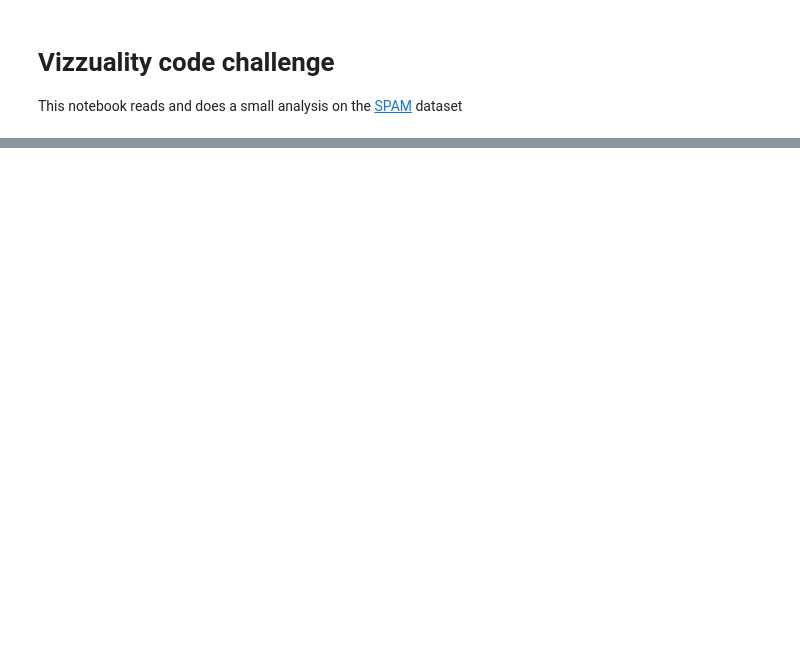
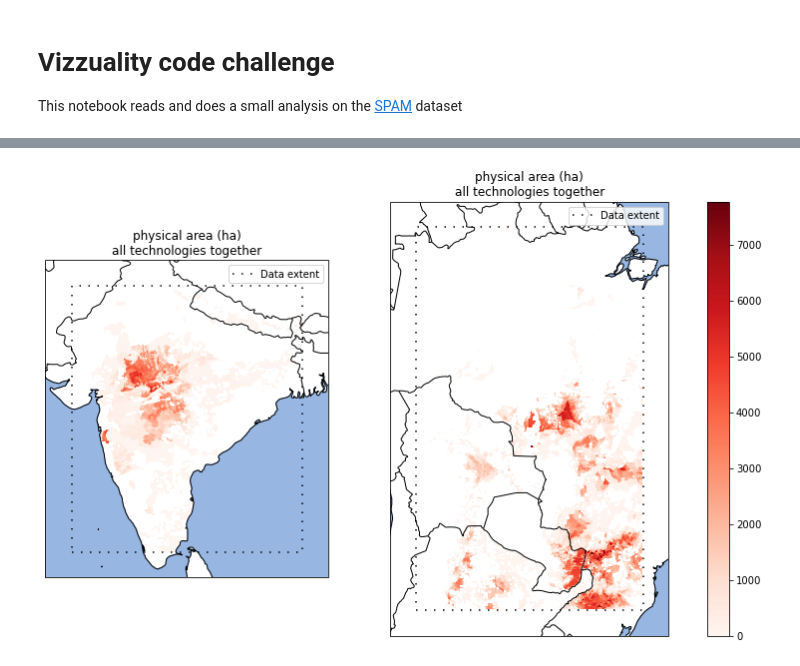
Before and after one commit to BielStela/vizzuality_challenge, a Jupyter notebook: challenge.ipynb, the cells around one changed output, grey strips where cells are left out. Cells and saved outputs as stored; diff of their text form; code cells hidden in the pictures; blank space fills up the shorter version.

```diff
--- a/challenge.ipynb
+++ b/challenge.ipynb
@@ -138,9 +106,0 @@ box.left
-# %%
-
-with rio.open(areas_rasters[0]) as src:
-    fig = plt.figure(figsize=(15, 10))
-    ax = fig.add_subplot(1,1,1, projection=ccrs.Mercator())
-    #ax.set_extent([-20, 60, -40, 45], crs=ccrs.PlateCarree())
-    ax.coastlines(resolution="110m")
-    show(src, ax=ax)
-    plt.show()
@@ -148,0 +182,34 @@ with rio.open(areas_rasters[0]) as src:
+# %%
+def get_rasters_by_codes(rasters: list[SpamData], var: str, tech: str) -> list[SpamData]:
+    """Filter raster list by variable, technology.
+
+    """
+    return [r for r in rasters if r.variable in var and r.technology in tech]
+
+
+def compare_rasters(rasters: list[SpamData]):
+    """Plots two rasters side by side"""
+    proj = ccrs.PlateCarree()
+    fig = plt.figure(figsize=[14, 8])
+    ax1 = fig.add_subplot(121, projection=proj)
+    ax2 = fig.add_subplot(122, projection=proj)
+
+    # get max and min value for both rasters so they can use the same intensity color scale
+    # This solution is quite suboptimal since it reads the rasters before plotting :^/
+    vmin, vmax = np.inf, 0
+    for raster in rasters:
+        with rio.open(raster.filename, "r") as src:
+            im = src.read(1)
+        vmin = np.min(im, initial=vmin)
+        vmax = np.max(im, initial=vmax)
+
+    for raster, ax in zip(rasters, [ax1, ax2]):
+        im_ax = plot_map_on_ax(ax, raster, areas, proj, vmin=vmin, vmax=vmax, cmap="Reds")
+        ax.set_title("{}\n{}".format(*raster.get_description().split(", ")))
+    # set the colorbar for the last processed raster
+    fig.colorbar(im_ax, ax=[ax1, ax2])
+# %%
+area_all_tech = get_rasters_by_codes(rasters, var="A", tech="A")
+compare_rasters(area_all_tech)
+# %% [output]
+[figure, added]
```
Also changed, not shown: parts of 25 cells of this notebook.
